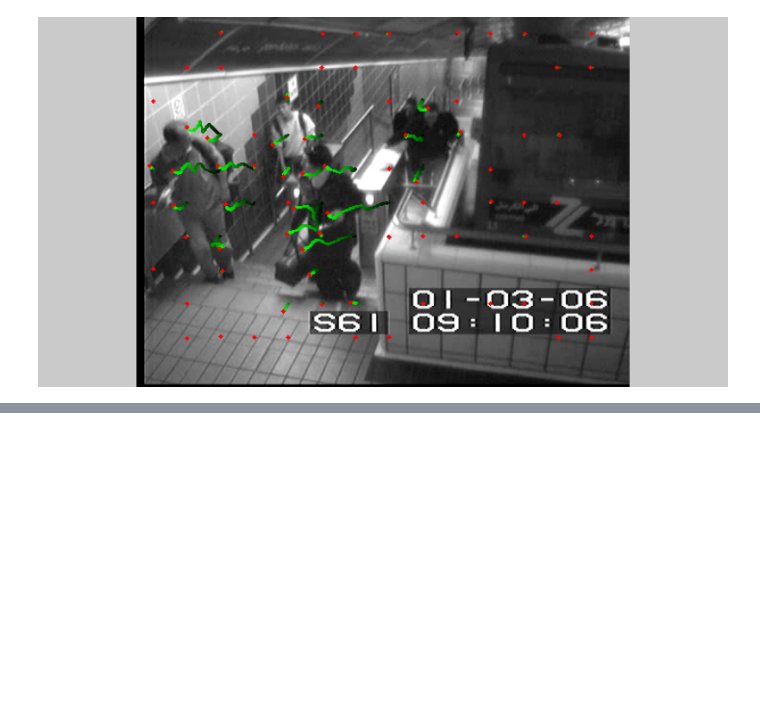
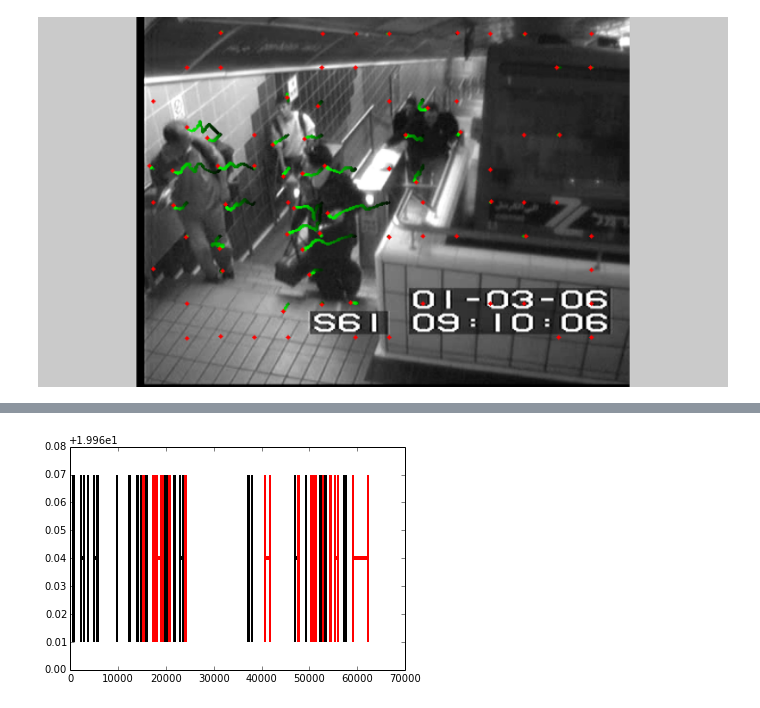
Before and after one commit to ingenieroariel/thesis, a Jupyter notebook: notes/023-Trajectories.ipynb, the cells around one changed output, grey strips where cells are left out. Cells and saved outputs as stored; diff of their text form; code cells hidden in the pictures; blank space fills up the shorter version.

```diff
--- a/notes/023-Trajectories.ipynb
+++ b/notes/023-Trajectories.ipynb
@@ -133,0 +331,12 @@ Image('W35L45N16.png')
+# %%
+def draw_groundtruth(y, xstart, xstop, color='b'):
+    """Plot timelines at y from xstart to xstop with given color."""
+    plt.hlines(y, xstart, xstop, color, lw=4)
+    plt.vlines(xstart, y+ 0.03, y-0.03, color, lw=2)
+    plt.vlines(xstop, y+0.03, y-0.03, color, lw=2)
+# %%
+for start, end, value in groundtruth:
+    color = 'red' if value == 1 else 'black'
+    draw_groundtruth(20, start, end, color=color)
+# %% [output]
+[figure, added]
```
Also changed, not shown: parts of 28 cells of this notebook, 9 other files.
